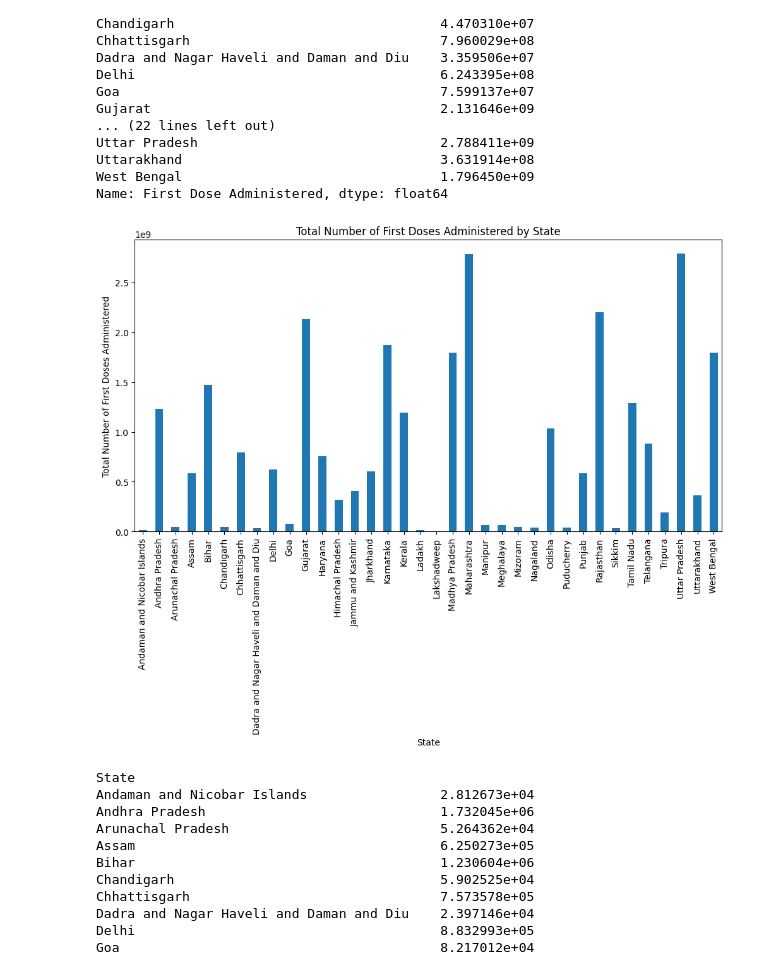
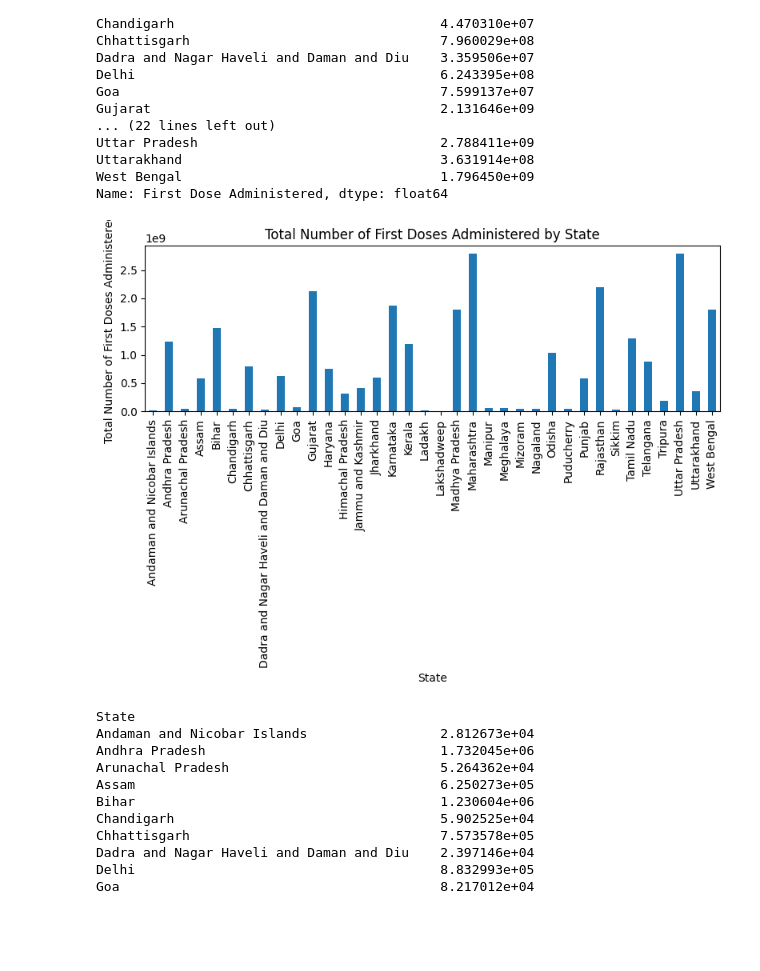
Before and after one commit to sahil3241/Covid-Analysis, a Jupyter notebook: a4.ipynb, the cells around one changed output. Drawn from its saved outputs; the diff is of its cells as text; code cells hidden in the pictures; blank space fills up the shorter version.

Commit message:
compressed graph

```diff
--- a/a4.ipynb
+++ b/a4.ipynb
@@ -80,15 +78,16 @@ Uttarakhand                                 3.631914e+08
 West Bengal                                 1.796450e+09
 Name: First Dose Administered, dtype: float64
 # %%
-plt.figure(figsize=(12, 6))
+plt.figure(figsize=(8, 6))
 state_groupby.plot(kind='bar')
 plt.title('Total Number of First Doses Administered by State')
 plt.xlabel('State')
 plt.ylabel('Total Number of First Doses Administered')
 plt.xticks(rotation=90)
+plt.tight_layout()
 plt.show()
 # %% [output]
-[figure, old version]
+[figure, new version]
 # %%
 state_groupby1 = covid2.groupby(by='State')['Second Dose Administered'].std()
 state_groupby1.head(100)
```
Also changed, not shown: parts of 5 cells of this notebook, 2 other files.
